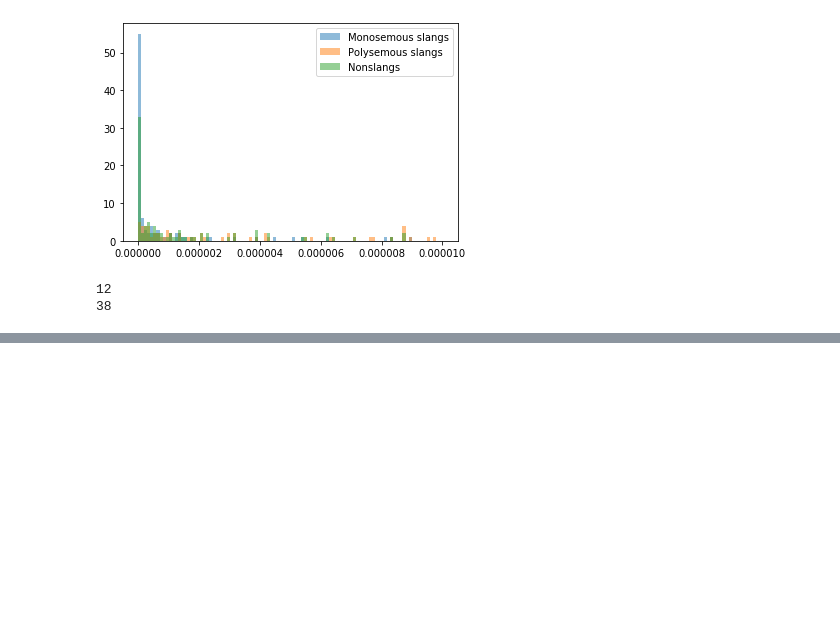
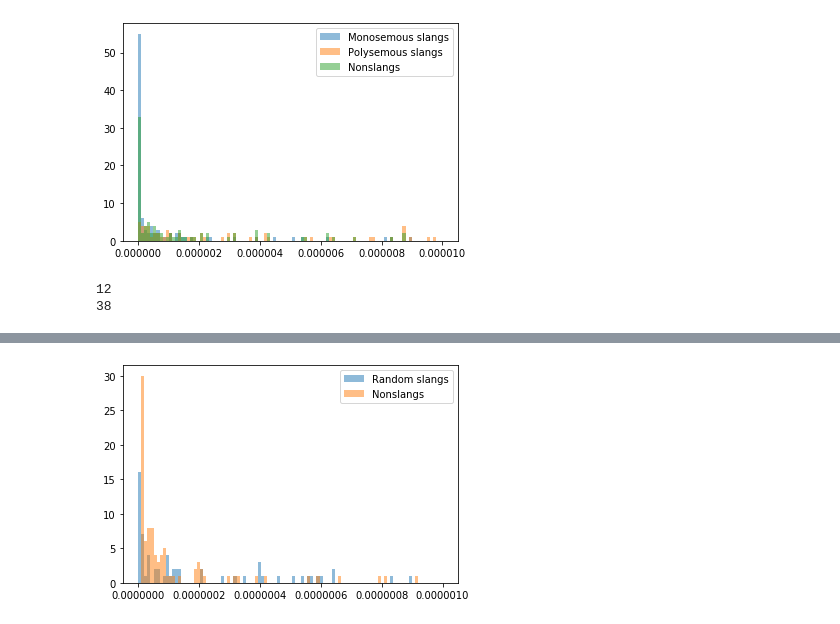
Before and after one commit to opedal/slangvolution, a Jupyter notebook: Word sampling.ipynb, the cells around one changed output, grey strips where cells are left out. Cells and saved outputs as stored; diff of their text form; code cells hidden in the pictures; blank space fills up the shorter version.

```diff
--- a/Word sampling.ipynb
+++ b/Word sampling.ipynb
@@ -128,0 +161,17 @@ print(sum(np.array(poly_freqs) >= 0.00001))
+# %%
+# Compare to slangs of one and multiple meanings
+random.seed(58)
+all_slangs = pd.read_csv("word-lists/filtered_featured_slang_words.csv")
+all_slangs = list(all_slangs.iloc[:,1])
+sampled_slangs = random.sample(all_slangs, 100)
+slang_freqs = []
+for word in sampled_slangs:
+    slang_freqs.append(wordfreq.word_frequency(word, lang='en', wordlist='best', minimum=0.0))
+# %%
+bins = np.linspace(0, 0.000001, 100)
+plt.hist(slang_freqs, bins, alpha=0.5, label='Random slangs')
+plt.hist(nonslang_freqs, bins, alpha=0.5, label='Nonslangs')
+plt.legend(loc='upper right')
+plt.show()
+# %% [output]
+[figure, added]
```
Also changed, not shown: parts of 11 cells of this notebook, 1 other file.
